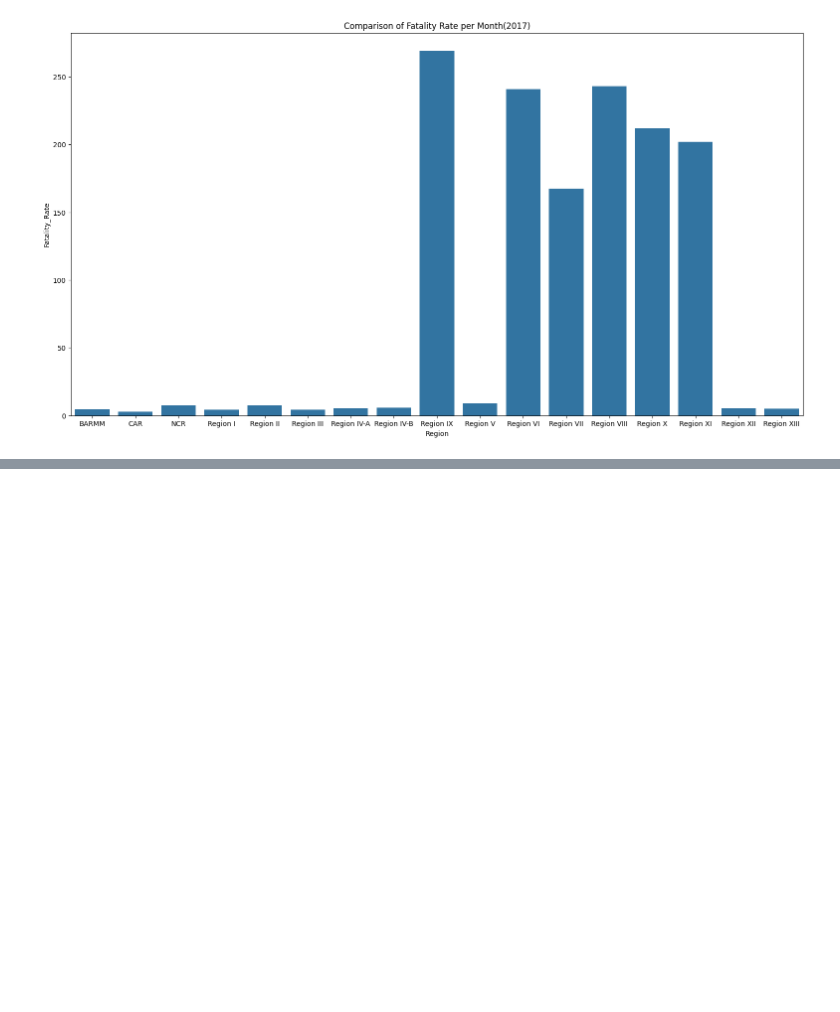
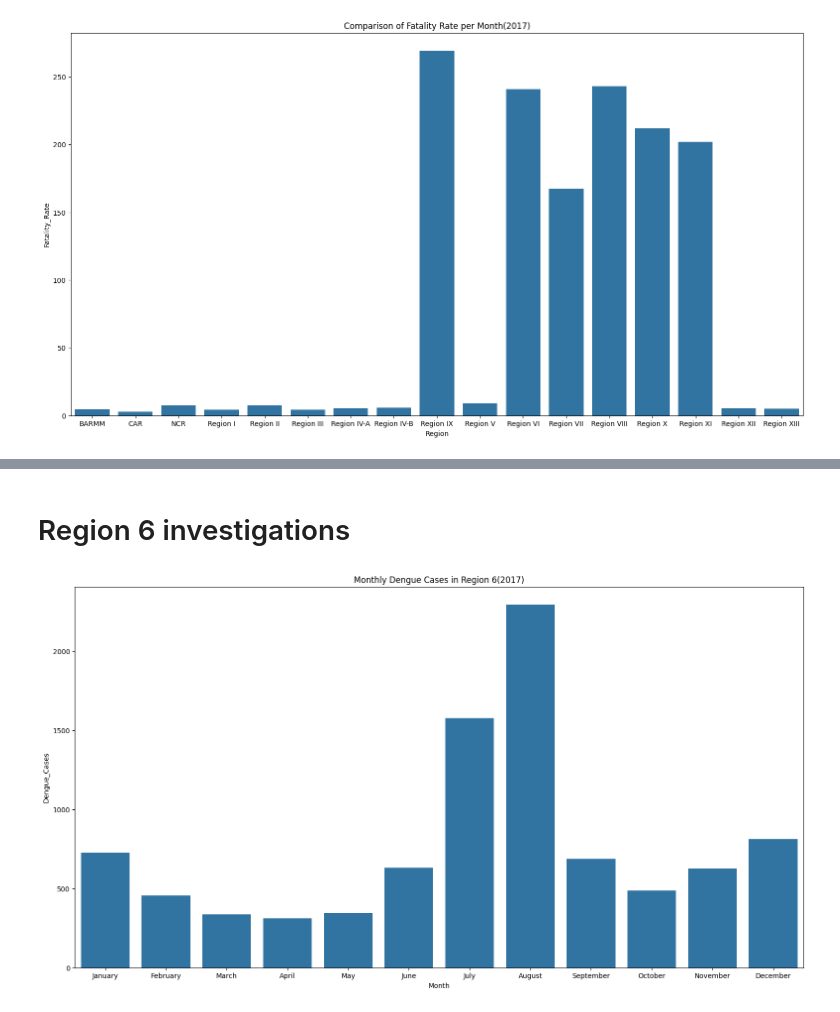
Before and after one commit to Jomarie0/Activity-5-repository, a Jupyter notebook: Activity5.ipynb, the cells around one changed output, grey strips where cells are left out. Drawn from its saved outputs; the diff is of its cells as text; code cells hidden in the pictures; blank space fills up the shorter version.

```diff
--- a/Activity5.ipynb
+++ b/Activity5.ipynb
@@ -312,0 +364,15 @@ plt.show()
+# %% [markdown]
+<h1>Region 6 investigations</h1>
+# %%
+dengue_region_6 = dengue_2017[dengue_2017['Region'] == 'Region VI']
+# %%
+region6_Month_Cases = dengue_region_6.groupby('Month')['Dengue_Cases'].sum().reset_index()
+month_order = ['January', 'February', 'March', 'April', 'May', 'June', 'July', 'August', 'September', 'October', 'November', 'December']
+region6_Month_Cases['Month'] = pd.Categorical(region6_Month_Cases['Month'], categories=month_order, ordered=True)
+
+sns.barplot(data=region6_Month_Cases, x="Month", y="Dengue_Cases")
+plt.title('Monthly Dengue Cases in Region 6(2017)')
+plt.gcf().set_size_inches(19, 10)
+plt.show()
+# %% [output]
+[figure, added]
```
Also changed, not shown: parts of 27 cells of this notebook.
